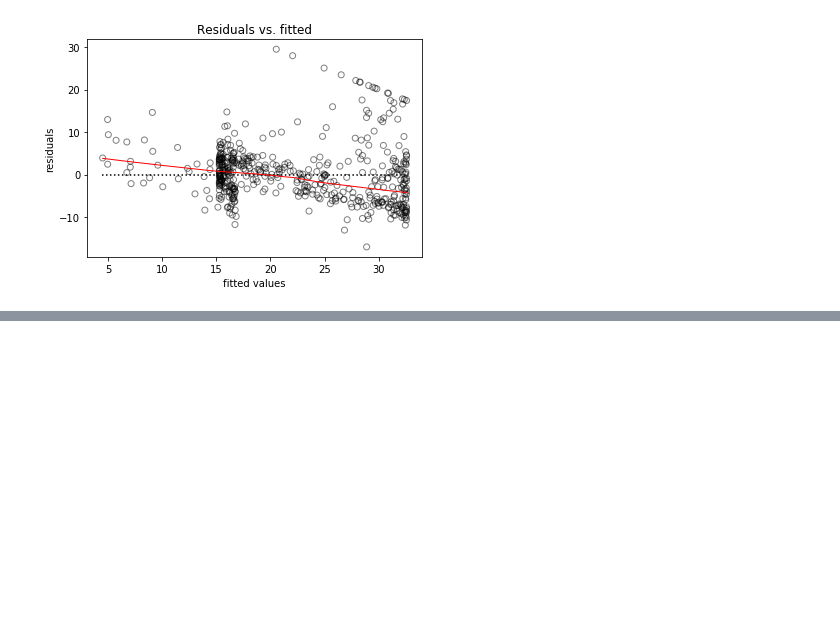
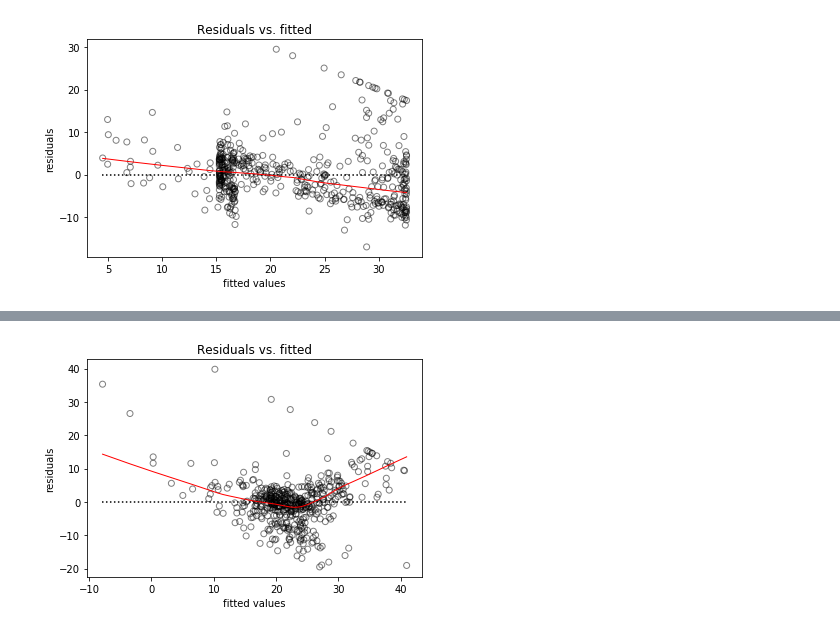
Before and after one commit to joswoo/pattern-recognition, a Jupyter notebook: lab3.ipynb, the cells around one changed output, grey strips where cells are left out. Drawn from its saved outputs; the diff is of its cells as text; code cells hidden in the pictures; blank space fills up the shorter version.

```diff
--- a/lab3.ipynb
+++ b/lab3.ipynb
@@ -389,0 +422,7 @@ plotResidue(lm5_fit.predict(), lm5_fit.resid)  # this function is defined above
+# %%
+# check residual plot
+plotResidue(lmLog_fit.predict(), lmLog_fit.resid)  # this function is defined above
+# not good
+# small and large values are under-estimated
+# %% [output]
+[figure, added]
```
Also changed, not shown: parts of 2 cells of this notebook.
